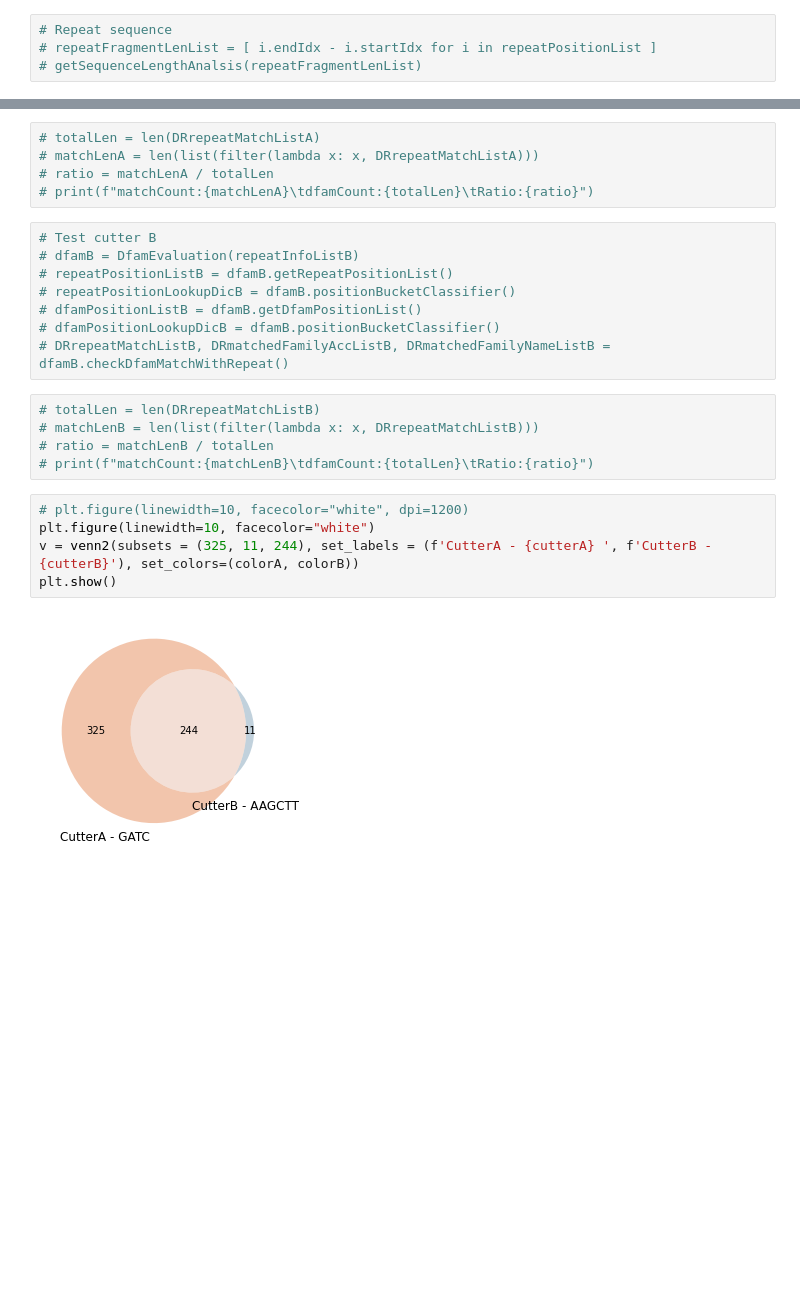
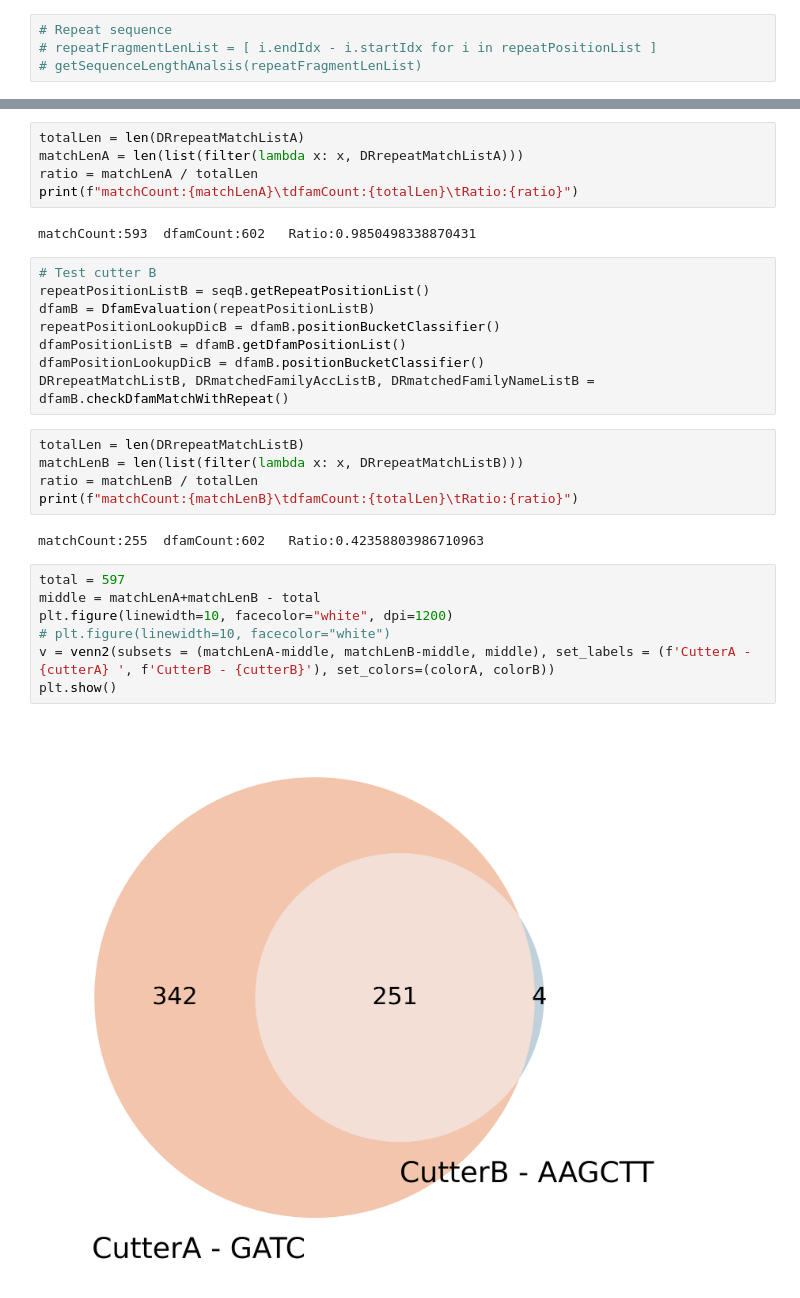
Before and after one commit to Jasmine-fe/GenomeAnalysis, a Jupyter notebook: src/main.ipynb, the cells around one changed output, grey strips where cells are left out. Drawn from its saved outputs; the diff is of its cells as text; blank space fills up the shorter version.

```diff
--- a/src/main.ipynb
+++ b/src/main.ipynb
@@ -178,25 +222,31 @@ ax.set_xlim(0, 1500)
 # %%
-# totalLen = len(DRrepeatMatchListA)
-# matchLenA = len(list(filter(lambda x: x, DRrepeatMatchListA)))
-# ratio = matchLenA / totalLen
-# print(f"matchCount:{matchLenA}\tdfamCount:{totalLen}\tRatio:{ratio}")
+totalLen = len(DRrepeatMatchListA)
+matchLenA = len(list(filter(lambda x: x, DRrepeatMatchListA)))
+ratio = matchLenA / totalLen
+print(f"matchCount:{matchLenA}\tdfamCount:{totalLen}\tRatio:{ratio}")
+# %% [output]
+matchCount:593  dfamCount:602   Ratio:0.9850498338870431
 # %%
 # Test cutter B
-# dfamB = DfamEvaluation(repeatInfoListB)
-# repeatPositionListB = dfamB.getRepeatPositionList()
-# repeatPositionLookupDicB = dfamB.positionBucketClassifier()
-# dfamPositionListB = dfamB.getDfamPositionList()
-# dfamPositionLookupDicB = dfamB.positionBucketClassifier()
-# DRrepeatMatchListB, DRmatchedFamilyAccListB, DRmatchedFamilyNameListB = dfamB.checkDfamMatchWithRepeat()
+repeatPositionListB = seqB.getRepeatPositionList()
+dfamB = DfamEvaluation(repeatPositionListB)
+repeatPositionLookupDicB = dfamB.positionBucketClassifier()
+dfamPositionListB = dfamB.getDfamPositionList()
+dfamPositionLookupDicB = dfamB.positionBucketClassifier()
+DRrepeatMatchListB, DRmatchedFamilyAccListB, DRmatchedFamilyNameListB = dfamB.checkDfamMatchWithRepeat()
 # %%
-# totalLen = len(DRrepeatMatchListB)
-# matchLenB = len(list(filter(lambda x: x, DRrepeatMatchListB)))
-# ratio = matchLenB / totalLen
-# print(f"matchCount:{matchLenB}\tdfamCount:{totalLen}\tRatio:{ratio}")
+totalLen = len(DRrepeatMatchListB)
+matchLenB = len(list(filter(lambda x: x, DRrepeatMatchListB)))
+ratio = matchLenB / totalLen
+print(f"matchCount:{matchLenB}\tdfamCount:{totalLen}\tRatio:{ratio}")
+# %% [output]
+matchCount:255  dfamCount:602   Ratio:0.42358803986710963
 # %%
-# plt.figure(linewidth=10, facecolor="white", dpi=1200)
-plt.figure(linewidth=10, facecolor="white")
-v = venn2(subsets = (325, 11, 244), set_labels = (f'CutterA - {cutterA} ', f'CutterB - {cutterB}'), set_colors=(colorA, colorB))
+total = 597
+middle = matchLenA+matchLenB - total
+plt.figure(linewidth=10, facecolor="white", dpi=1200)
+# plt.figure(linewidth=10, facecolor="white")
+v = venn2(subsets = (matchLenA-middle, matchLenB-middle, middle), set_labels = (f'CutterA - {cutterA} ', f'CutterB - {cutterB}'), set_colors=(colorA, colorB))
 plt.show()
 # %% [output]
-[figure, old version]
+[figure, new version]
```
Also changed, not shown: parts of 20 cells of this notebook, 2 other files.
